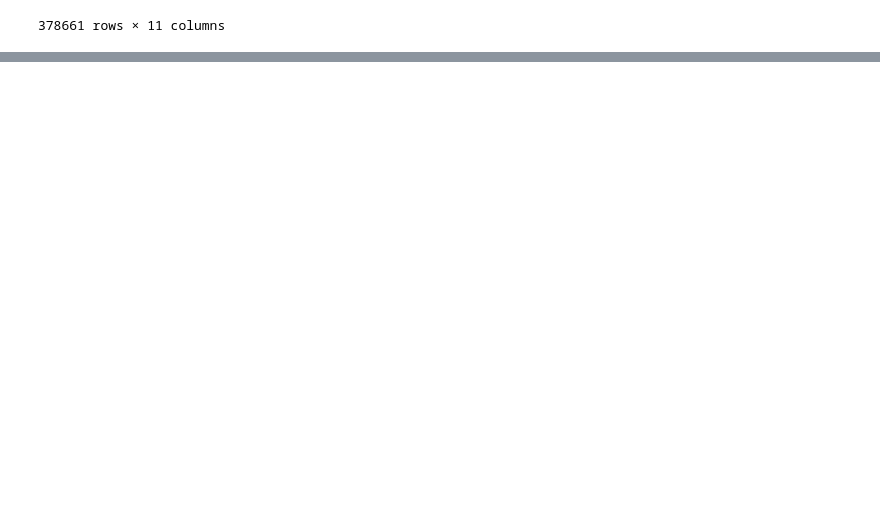
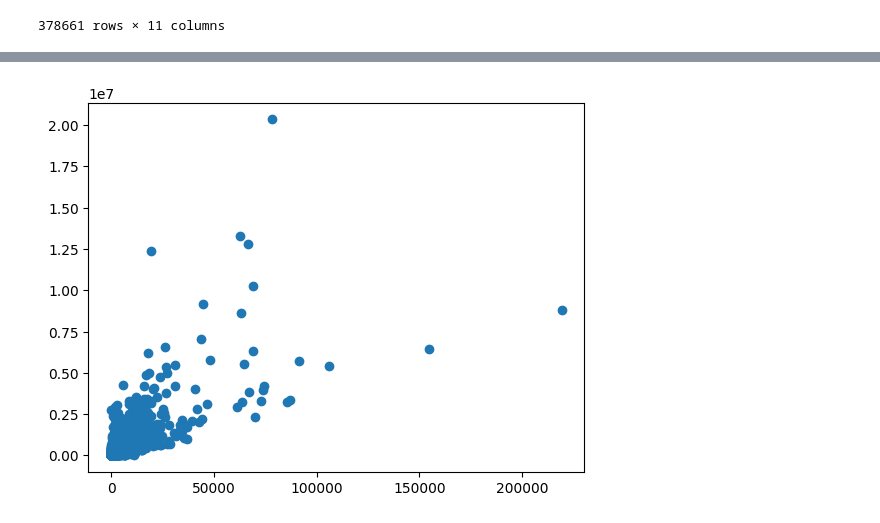
Before and after one commit to Steven-176/crowdfunding_ML, a Jupyter notebook: crowdfunding.ipynb, the cells around one changed output, grey strips where cells are left out. Saved outputs shown, nothing was run; the diff lists cells and outputs as text; code cells hidden in the pictures; blank space fills up the shorter version.

```diff
--- a/crowdfunding.ipynb
+++ b/crowdfunding.ipynb
@@ -49,0 +83,5 @@ clean_crowdfunding_2018
+# %%
+plt.scatter(clean_crowdfunding_2018['backers'], clean_crowdfunding_2018['usd_pledged_real'])
+plt.show()
+# %% [output]
+[figure, added]
```
Also changed, not shown: parts of 3 cells of this notebook.
